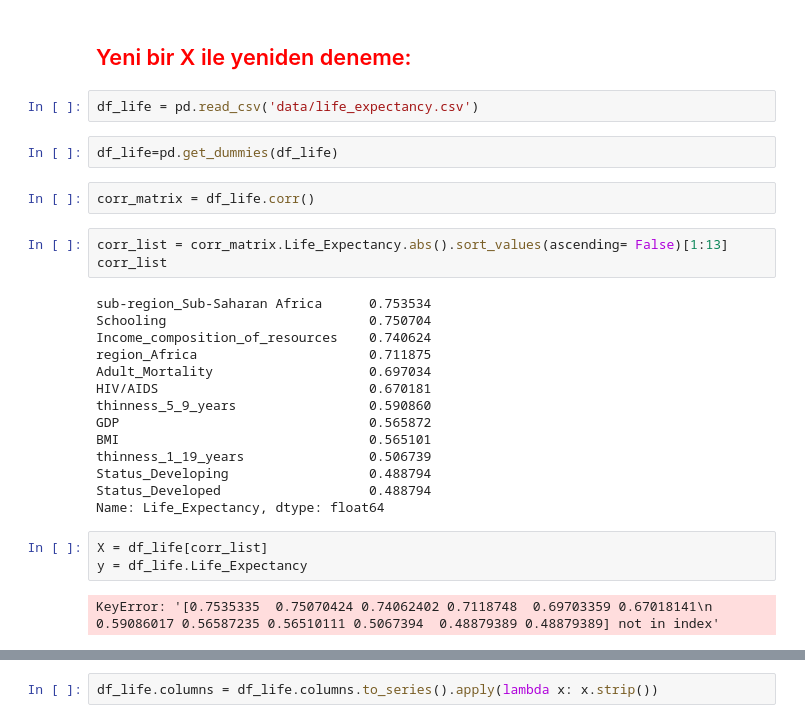
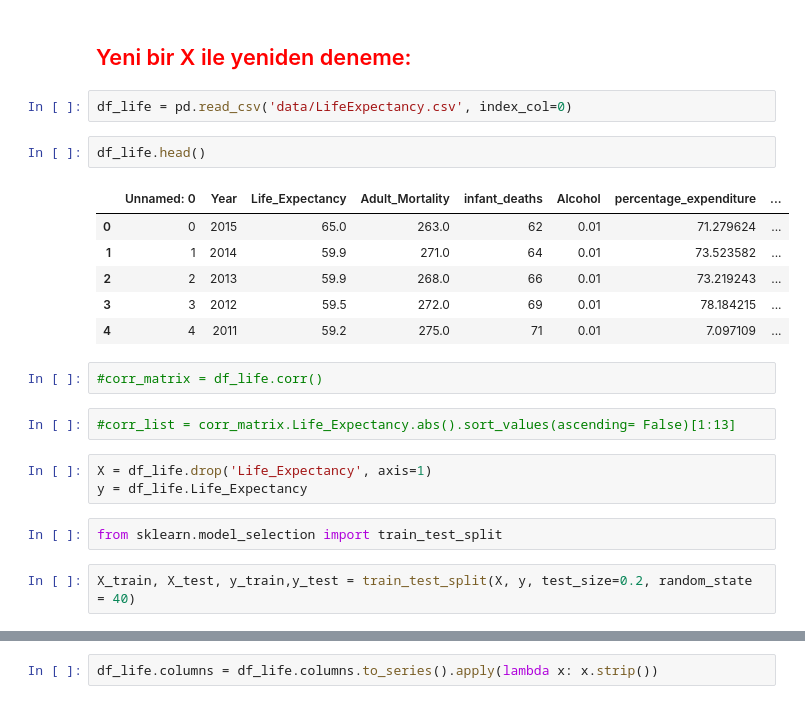
Before and after one commit to EceDolen/Bootcamp_-Bolum_8, a Jupyter notebook: Bolum 8- KNN.ipynb, the cells around one changed output, grey strips where cells are left out. Cells and saved outputs as stored; diff of their text form.

```diff
--- a/Bolum 8- KNN.ipynb
+++ b/Bolum 8- KNN.ipynb
@@ -365,30 +365,24 @@ knn.score(X_test,y_test)
 # %% [markdown]
 ## <font color= 'red'> Yeni bir X ile yeniden deneme:
 # %%
-df_life = pd.read_csv('data/life_expectancy.csv')
+df_life = pd.read_csv('data/LifeExpectancy.csv', index_col=0)
-# %%
-df_life=pd.get_dummies(df_life)
+# %%
+df_life.head()
+# %% [output]
+|  | Unnamed: 0 | Year | Life_Expectancy | Adult_Mortality | infant_deaths | Alcohol | percentage_expenditure | ... |
+| 0 | 0 | 2015 | 65.0 | 263.0 | 62 | 0.01 | 71.279624 | ... |
+| 1 | 1 | 2014 | 59.9 | 271.0 | 64 | 0.01 | 73.523582 | ... |
+| 2 | 2 | 2013 | 59.9 | 268.0 | 66 | 0.01 | 73.219243 | ... |
+| 3 | 3 | 2012 | 59.5 | 272.0 | 69 | 0.01 | 78.184215 | ... |
+| 4 | 4 | 2011 | 59.2 | 275.0 | 71 | 0.01 | 7.097109 | ... |
 # %%
-corr_matrix = df_life.corr()
+#corr_matrix = df_life.corr()
 # %%
-corr_list = corr_matrix.Life_Expectancy.abs().sort_values(ascending= False)[1:13]
-corr_list
+#corr_list = corr_matrix.Life_Expectancy.abs().sort_values(ascending= False)[1:13]
-# %% [output]
-sub-region_Sub-Saharan Africa      0.753534
-Schooling                          0.750704
-Income_composition_of_resources    0.740624
-region_Africa                      0.711875
-Adult_Mortality                    0.697034
-HIV/AIDS                           0.670181
-thinness_5_9_years                 0.590860
-GDP                                0.565872
-BMI                                0.565101
-thinness_1_19_years                0.506739
-Status_Developing                  0.488794
-Status_Developed                   0.488794
-Name: Life_Expectancy, dtype: float64
 # %%
-X = df_life[corr_list]
+X = df_life.drop('Life_Expectancy', axis=1)
 y = df_life.Life_Expectancy
-# %% [output]
-KeyError: '[0.7535335  0.75070424 0.74062402 0.7118748  0.69703359 0.67018141\n 0.59086017 0.56587235 0.56510111 0.5067394  0.48879389 0.48879389] not in index'
+# %%
+from sklearn.model_selection import train_test_split
+# %%
+X_train, X_test, y_train,y_test = train_test_split(X, y, test_size=0.2, random_state = 40)
```
Also changed, not shown: parts of 9 cells of this notebook.
